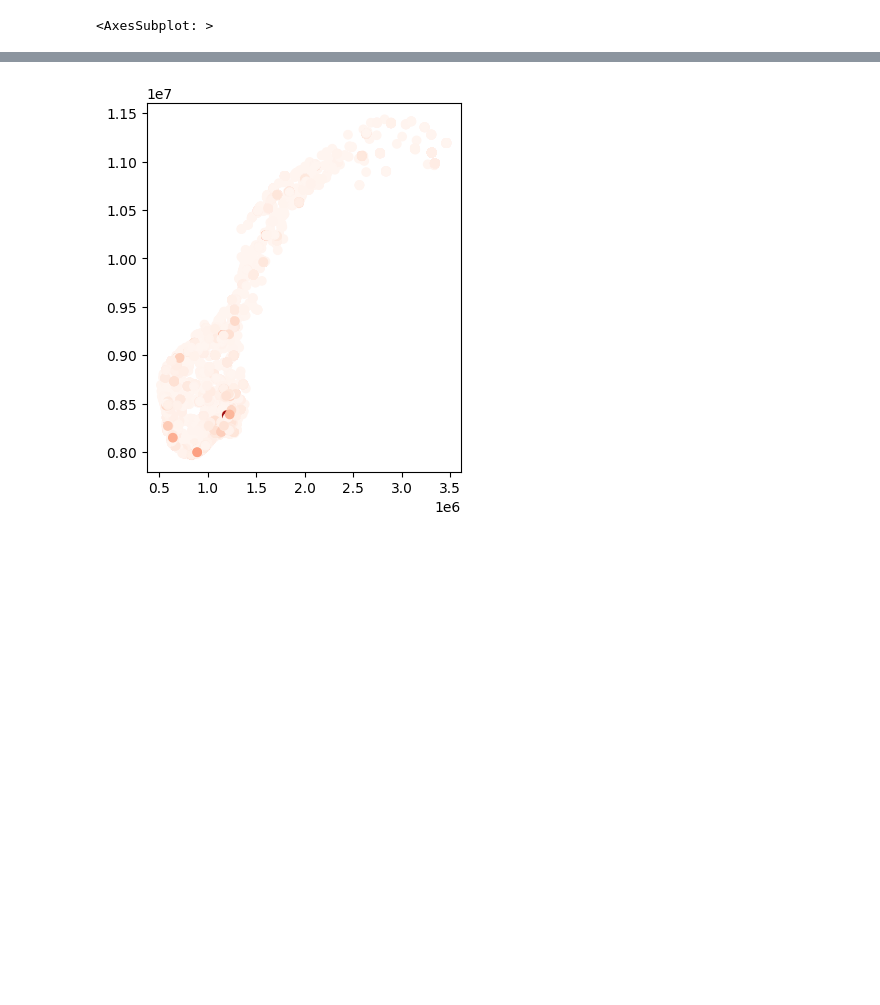
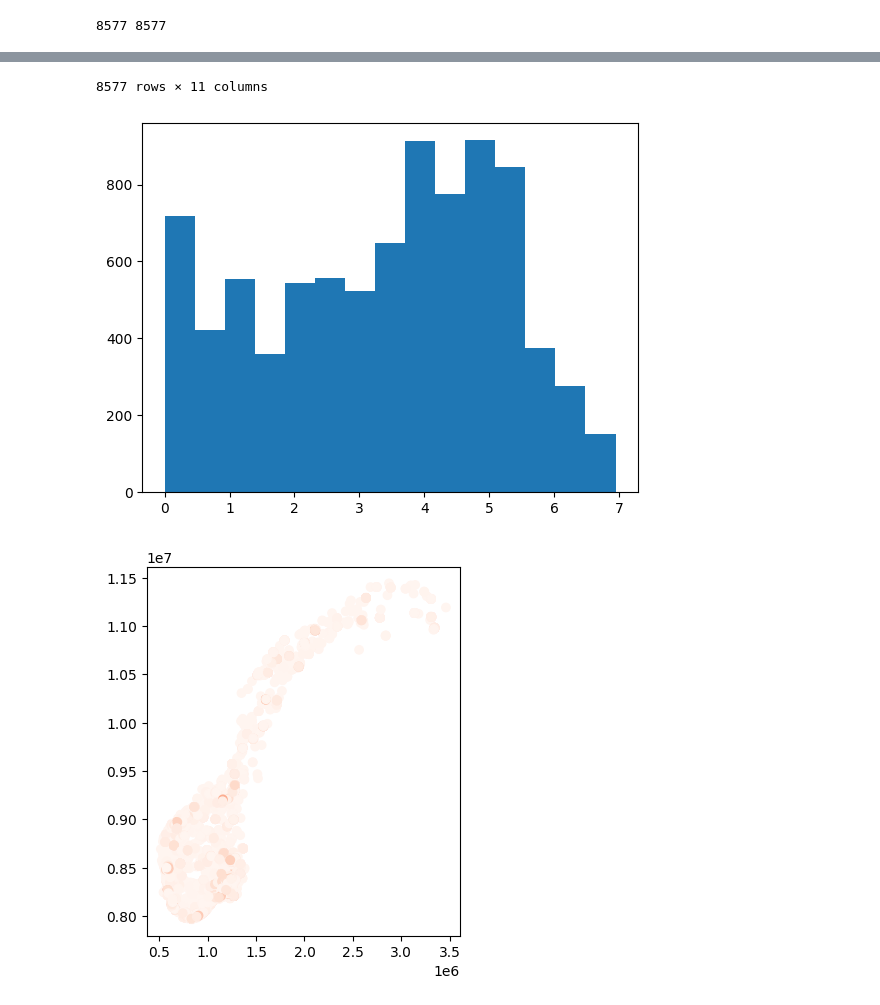
Before and after one commit to kasparpg/maskinprosjekt, a Jupyter notebook: stores_vicinity.ipynb, the cells around one changed output, grey strips where cells are left out. Cells and saved outputs as stored; diff of their text form; code cells hidden in the pictures; blank space fills up the shorter version.

```diff
--- a/stores_vicinity.ipynb
+++ b/stores_vicinity.ipynb
@@ -44,10 +61,10 @@ data.to_parquet('derived_data/stores_count_lt_1km_train')
 # %%
-stores = gpd.read_parquet('derived_data/stores_count_lt_1km_train')
-# print(len(stores_count_lt_1km), len(data))
-# plt.hist(np.log1p(stores_count_lt_1km.stores_count_lt_1km), bins=15)
+stores = gpd.read_parquet('derived_data/stores_count_lt_1km_test')
+print(len(stores), len(test))
+plt.hist(np.log1p(stores.stores_count_lt_1km), bins=15)
 
 
-train_w_counts = pd.merge(train, stores.drop(columns=['geometry']), on='store_id', how='left')
+train_w_counts = pd.merge(test, stores.drop(columns=['geometry']), on='store_id', how='left')
 train_w_counts = gpd.GeoDataFrame(train_w_counts, geometry=train_w_counts.geometry)
 # train_w_counts = train_w_counts.set_crs('epsg:3857')
 
@@ -55,6 +72,6 @@ train_w_counts.plot(column='stores_count_lt_1km', cmap='Reds')
 
 # stores[stores.stores_count_lt_1km > 100].plot(column='stores_count_lt_1km', cmap='Reds')
 
-# stores
+stores
 # %% [output]
-<AxesSubplot: >
+8577 8577
@@ -61 +90,3 @@ train_w_counts.plot(column='stores_count_lt_1km', cmap='Reds')
+8577 rows × 11 columns
-[figure, old version]
+[figure, new version]
+[figure, added]
```
Also changed, not shown: parts of 5 cells of this notebook, 16 other files.
